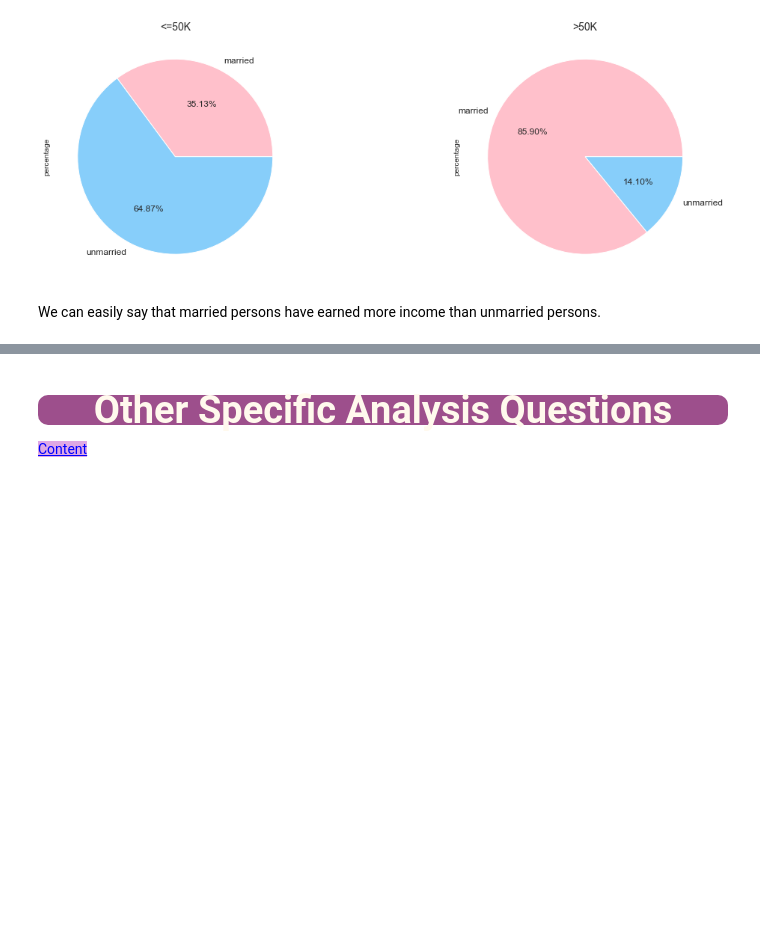
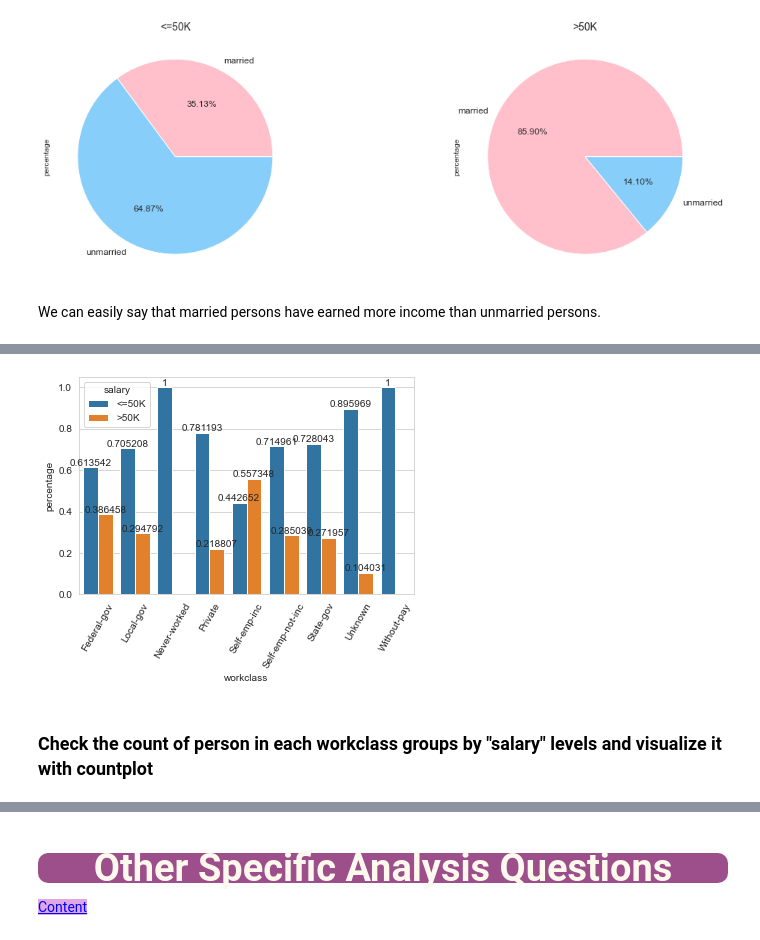
Before and after one commit to salimunlu47/EDA-Project-Analyze-US-Citizens-, a Jupyter notebook: EDA Project (Analyze US Citizens).ipynb, the cells around one changed output, grey strips where cells are left out. Saved outputs shown, nothing was run; the diff lists cells and outputs as text; code cells hidden in the pictures; blank space fills up the shorter version.

```diff
--- a/EDA Project (Analyze US Citizens).ipynb
+++ b/EDA Project (Analyze US Citizens).ipynb
@@ -1143,0 +1208,3 @@ We can easily say that married persons have earned more income than unmarried pe
+# %%
+workclass = df.groupby("workclass").salary.value_counts(normalize=True)
+workclass
@@ -1143,0 +1230,6 @@ We can easily say that married persons have earned more income than unmarried pe
+# %%
+workclass_df = pd.DataFrame(workclass)
+workclass_df.rename(columns = {"salary" : "percentage"}, inplace = True)
+workclass_df.reset_index(inplace = True)
+workclass_df.sort_values(by = ["workclass", "salary"], inplace=True)
+workclass_df
@@ -1143,0 +1254,13 @@ We can easily say that married persons have earned more income than unmarried pe
+# %%
+fig, ax = plt.subplots()
+
+ax = sns.barplot(data = workclass_df, x = "workclass", y = "percentage", hue = "salary")
+
+plt.xticks(rotation=60)
+
+for container in ax.containers:
+    ax.bar_label(container);
+# %% [output]
+[figure, added]
+# %% [markdown]
+### Check the count of person in each workclass groups by "salary" levels and visualize it with countplot
```
Also changed, not shown: parts of 20 cells of this notebook.
